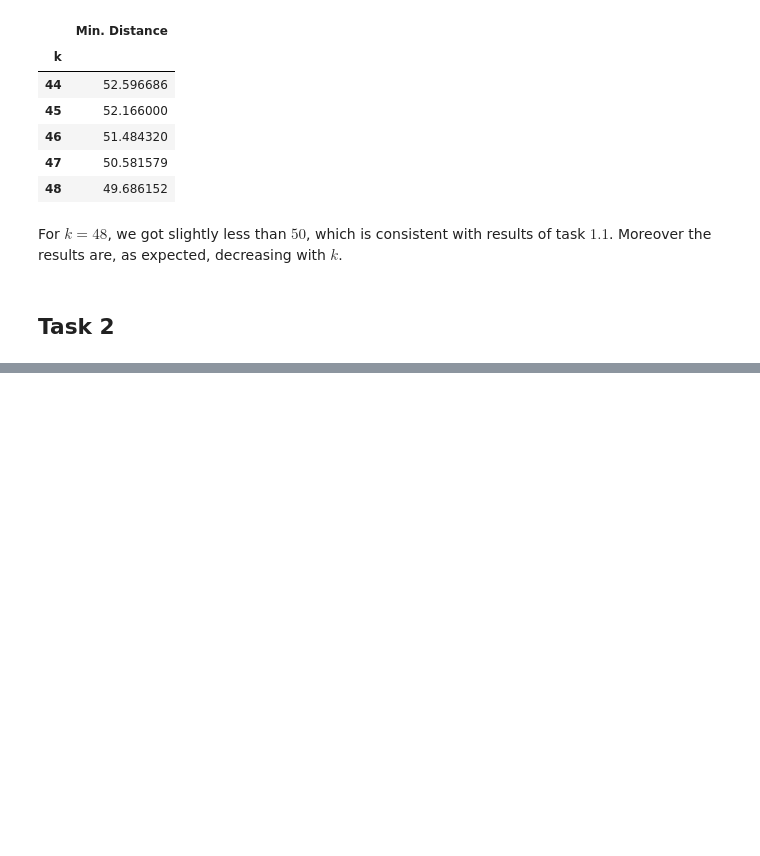
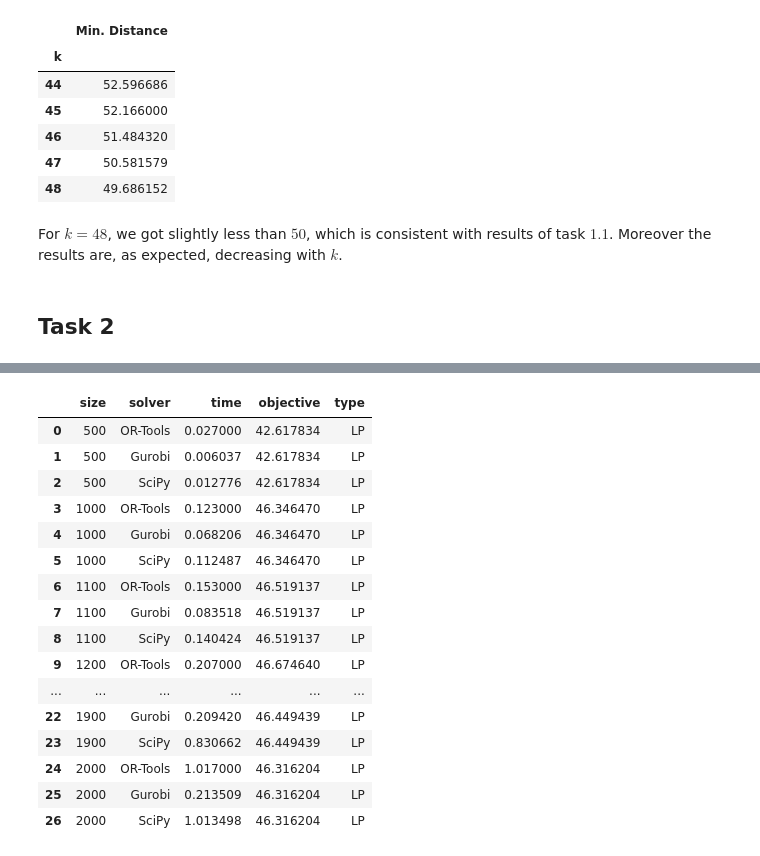
Before and after one commit to jpultorak/linear-optimization, a Jupyter notebook: notebooks/homework2.ipynb, the cells around one changed output, grey strips where cells are left out. Saved outputs shown, nothing was run; the diff lists cells and outputs as text; code cells hidden in the pictures; blank space fills up the shorter version.

```diff
--- a/notebooks/homework2.ipynb
+++ b/notebooks/homework2.ipynb
@@ -303,0 +365,41 @@ For $k=48$, we got slightly less than $50$, which is consistent with results of
+# %%
+lp_results = []
+lp_sizes = [500, 1000, 1100, 1200, 1300, 1400, 1500, 1900, 2000]
+ilp=False
+for n in lp_sizes:
+    print(f"Solving for N={n}")
+    graph = get_graph(d=50, total_cities=n)
+
+    print("Solving with ORTOOLS")
+    res = solve_ortools(ilp, graph)
+    lp_results.append({
+        "size": n,
+        "solver": "OR-Tools",
+        "time": res["time"] / 1000.0,
+        "objective": res["result"],
+        "type": "ILP" if ilp else "LP"
+    })
+
+    print("Solving with GRUOBI")
+    model = create_lp(ilp=ilp, graph=graph)
+    if model.status != GRB.OPTIMAL:
+        raise RuntimeError("Gruobi did not calculate optimum")
+
+    print("Solving with SciPY")
+    lp_results.append({
+        "size": n,
+        "solver": "Gurobi",
+        "time": model.Runtime,
+        "objective": model.objVal,
+        "type": "ILP" if ilp else "LP"
+    })
+
+    if not ilp:
+        res = solve_scipy(graph)
+        lp_results.append({
+            "size": n,
+            "solver": "SciPy",
+            "time": res["time"],
+            "objective": res["result"],
+            "type": "LP"
+        })
@@ -303,0 +424,21 @@ For $k=48$, we got slightly less than $50$, which is consistent with results of
+# %%
+df_lp_results = pd.DataFrame(lp_results)
+df_lp_results
+# %% [output]
+|  | size | solver | time | objective | type |
+| 0 | 500 | OR-Tools | 0.027000 | 42.617834 | LP |
+| 1 | 500 | Gurobi | 0.006037 | 42.617834 | LP |
+| 2 | 500 | SciPy | 0.012776 | 42.617834 | LP |
+| 3 | 1000 | OR-Tools | 0.123000 | 46.346470 | LP |
+| 4 | 1000 | Gurobi | 0.068206 | 46.346470 | LP |
+| 5 | 1000 | SciPy | 0.112487 | 46.346470 | LP |
+| 6 | 1100 | OR-Tools | 0.153000 | 46.519137 | LP |
+| 7 | 1100 | Gurobi | 0.083518 | 46.519137 | LP |
+| 8 | 1100 | SciPy | 0.140424 | 46.519137 | LP |
+| 9 | 1200 | OR-Tools | 0.207000 | 46.674640 | LP |
+| ... | ... | ... | ... | ... | ... |
+| 22 | 1900 | Gurobi | 0.209420 | 46.449439 | LP |
+| 23 | 1900 | SciPy | 0.830662 | 46.449439 | LP |
+| 24 | 2000 | OR-Tools | 1.017000 | 46.316204 | LP |
+| 25 | 2000 | Gurobi | 0.213509 | 46.316204 | LP |
+| 26 | 2000 | SciPy | 1.013498 | 46.316204 | LP |
```
Also changed, not shown: parts of 9 cells of this notebook, 2 other files.
